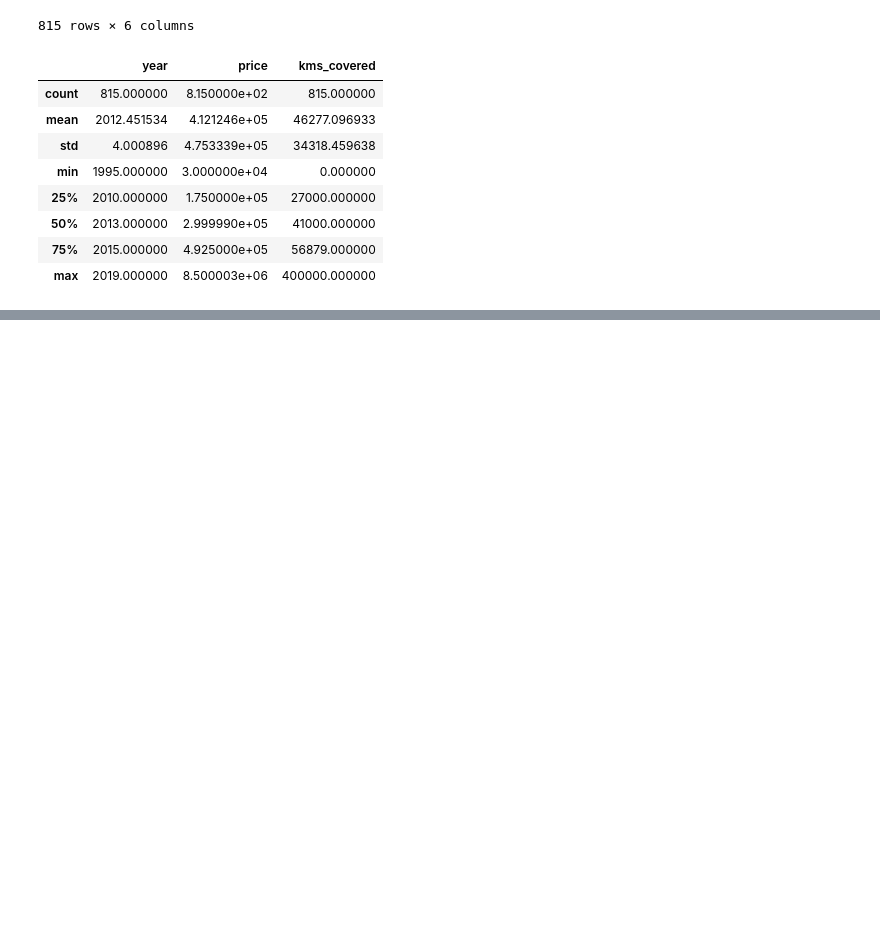
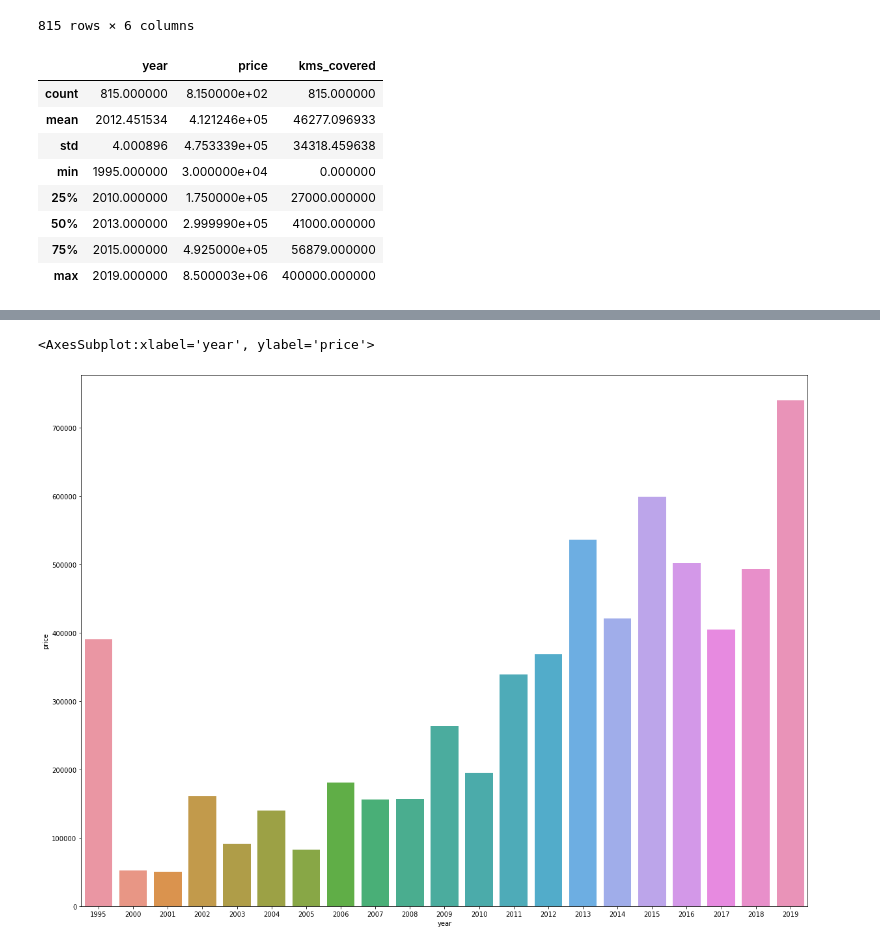
Before and after one commit to Shriansh16/Car_Price_Predictor, a Jupyter notebook: notebooks/Car_price_prediction.ipynb, the cells around one changed output, grey strips where cells are left out. Drawn from its saved outputs; the diff is of its cells as text; code cells hidden in the pictures; blank space fills up the shorter version.

```diff
--- a/notebooks/Car_price_prediction.ipynb
+++ b/notebooks/Car_price_prediction.ipynb
@@ -345,0 +381,7 @@ df.describe()
+# %%
+k=df.groupby('year',as_index=False).mean().sort_values(by='price')
+plt.figure(figsize=(20,15))
+sns.barplot(x='year',y='price',data=k)
+# %% [output]
+<AxesSubplot:xlabel='year', ylabel='price'>
+[figure, added]
```
Also changed, not shown: parts of 24 cells of this notebook, 1 other file.
